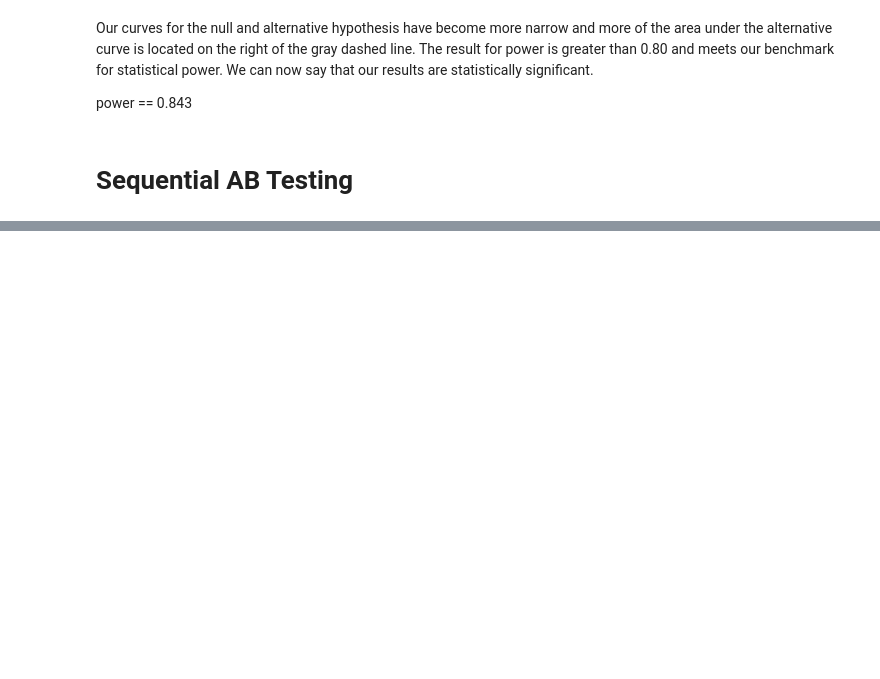
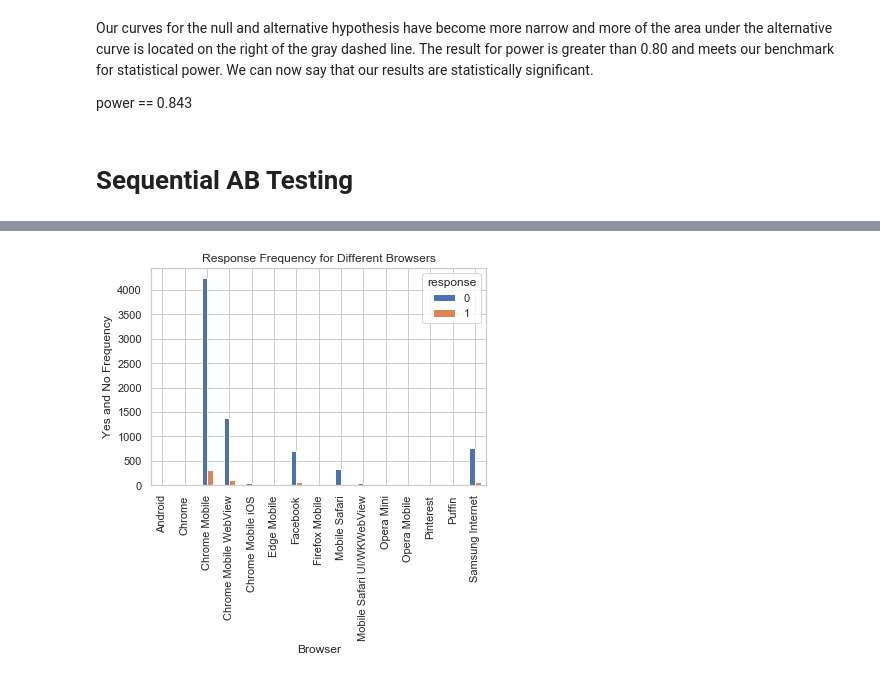
Before and after one commit to WanjohiWanjohi/A-Btesting_SmartAd, a Jupyter notebook: A_B_Testing.ipynb, the cells around one changed output, grey strips where cells are left out. Saved outputs shown, nothing was run; the diff lists cells and outputs as text; code cells hidden in the pictures; blank space fills up the shorter version.

```diff
--- a/A_B_Testing.ipynb
+++ b/A_B_Testing.ipynb
@@ -216,0 +369,8 @@ Unlike classical tests with a fixed sample-size, where significance is only chec
+# %%
+# !pip install imbalanced-learn --user
+from sklearn.linear_model import LogisticRegression
+from sklearn.model_selection import train_test_split
+from imblearn.over_sampling import SMOTE
+
+sns.set(style="white")
+sns.set(style="whitegrid", color_codes=True)
@@ -216,0 +445,8 @@ Unlike classical tests with a fixed sample-size, where significance is only chec
+# %%
+pd.crosstab(users.browser,users.response).plot(kind='bar')
+plt.title('Response Frequency for Different Browsers')
+plt.xlabel('Browser')
+plt.ylabel('Yes and No Frequency')
+plt.savefig('response_per_browser')
+# %% [output]
+[figure, added]
```
Also changed, not shown: parts of 32 cells of this notebook, 8 other files.
